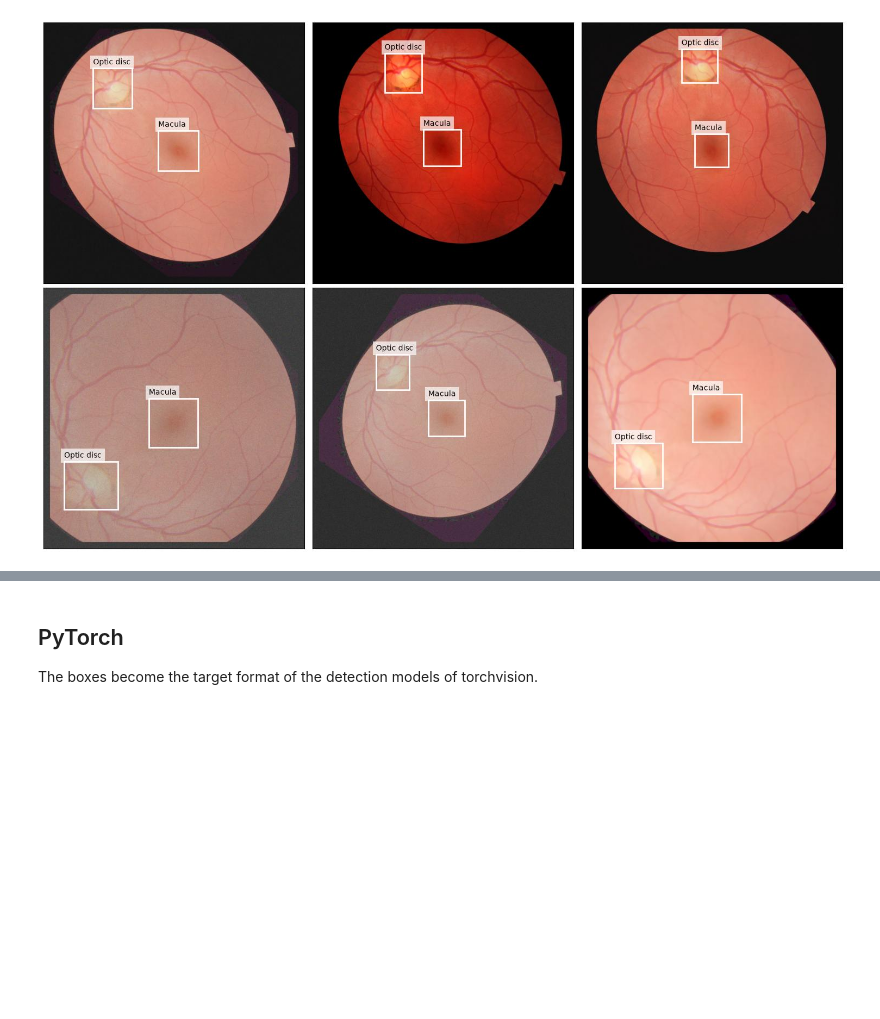
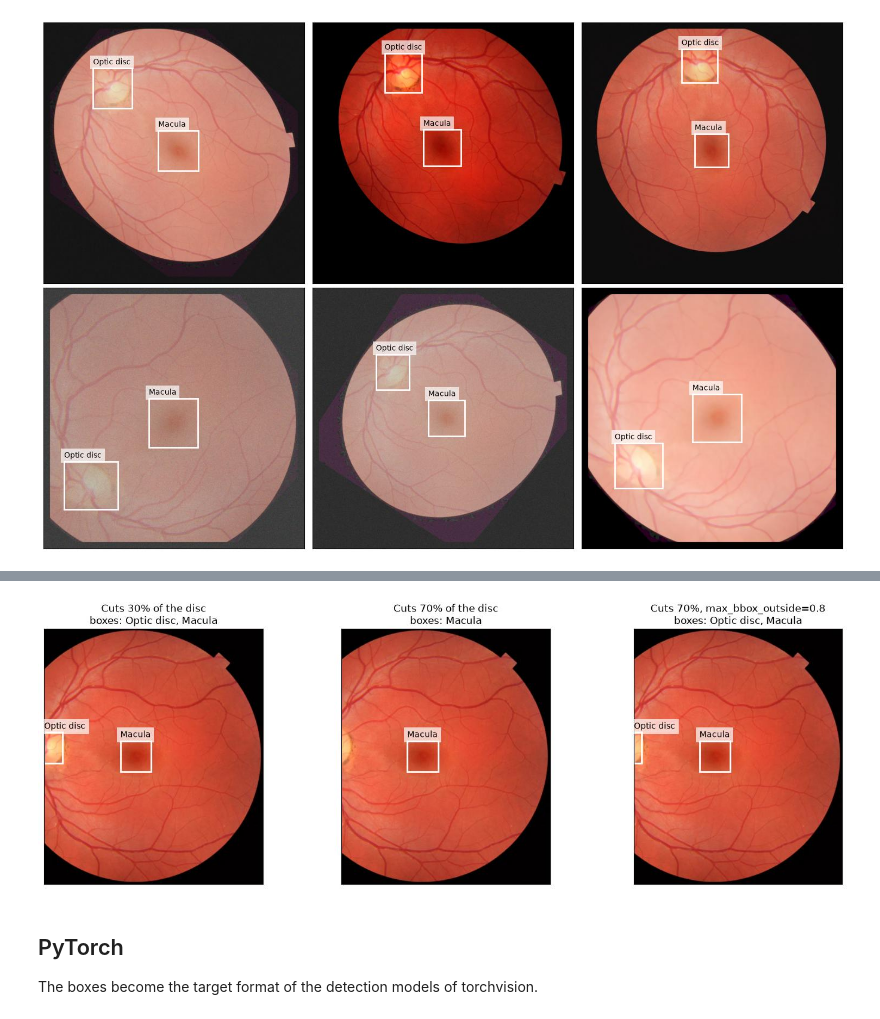
Before and after one commit to imedslab/solt, a Jupyter notebook: notebooks/Bounding_boxes.ipynb, the cells around one changed output, grey strips where cells are left out. Saved outputs shown, nothing was run; the diff lists cells and outputs as text; code cells hidden in the pictures; blank space fills up the shorter version.

```diff
--- a/notebooks/Bounding_boxes.ipynb
+++ b/notebooks/Bounding_boxes.ipynb
@@ -128,3 +134,25 @@ plt.show()
+# %%
+def crop_cutting(fraction):
+    """A crop, which cuts a fraction of the optic disc box from the left."""
+    x0, _, x1, _ = bboxes.data[0]
+    left = int(x0 + fraction * (x1 - x0))
+    return slt.Crop(crop_to=(w - left, h), crop_mode='rt')
+
+
+examples = [
+    ('Cuts 30% of the disc', crop_cutting(0.3), {}),
+    ('Cuts 70% of the disc', crop_cutting(0.7), {}),
+    ('Cuts 70%, max_bbox_outside=0.8', crop_cutting(0.7), {'max_bbox_outside': 0.8}),
+]
+fig, axes = plt.subplots(1, 3, figsize=(15, 5))
+for ax, (title, crop, kwargs) in zip(axes, examples):
+    img_res, bboxes_res = solt.Stream([crop], **kwargs)({'image': img, 'bboxes': bboxes}, return_torch=False).data
+    show_boxes(ax, img_res, bboxes_res)
+    ax.set_title(f'{title}\nboxes: {", ".join(bboxes_res.labels)}')
+plt.tight_layout()
+plt.show()
+# %% [output]
+[figure, added]
 # %% [markdown]
 ## PyTorch
 
```
Also changed, not shown: parts of 3 cells of this notebook.
